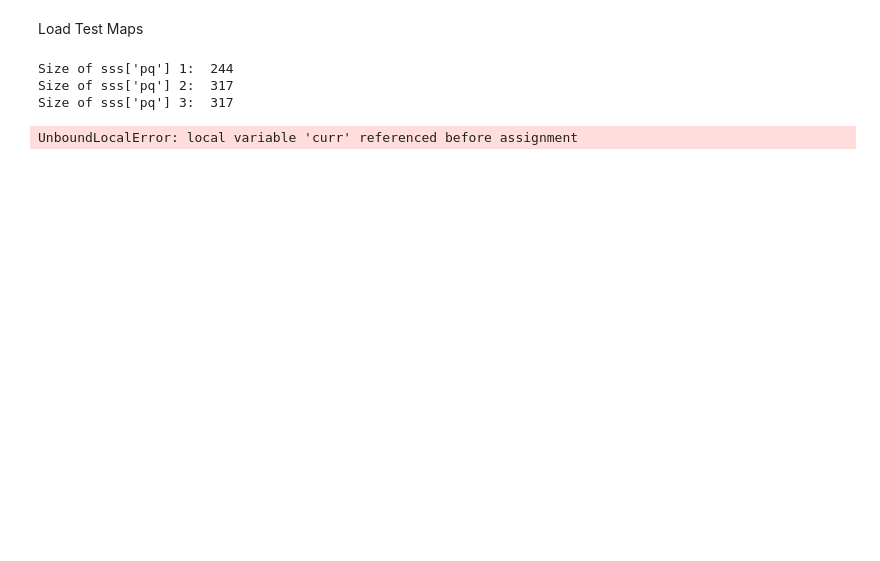
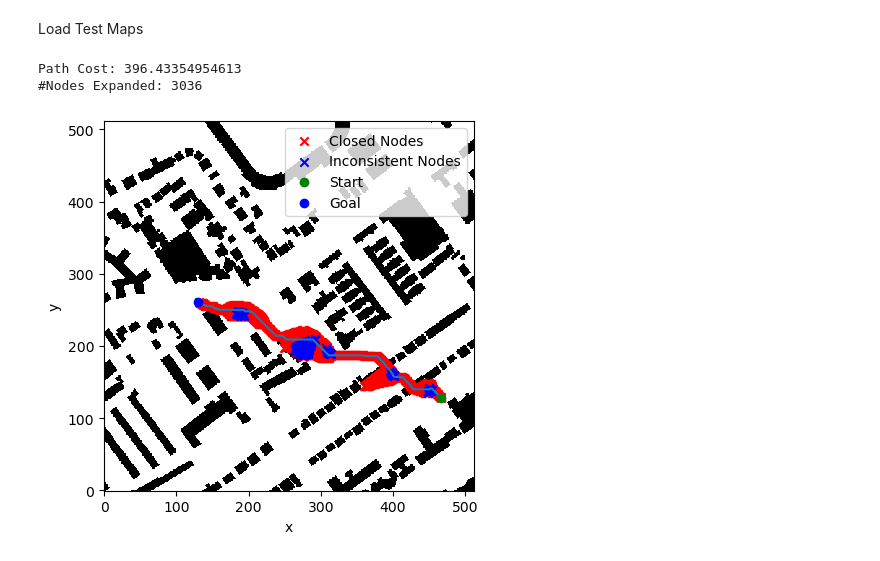
Before and after one commit to sharath-matada/Planning_Operator, a Jupyter notebook: 2D_Experiments/large_maps/optimalastar.ipynb, the cells around one changed output. Saved outputs shown, nothing was run; the diff lists cells and outputs as text; code cells hidden in the pictures; blank space fills up the shorter version.

```diff
--- a/2D_Experiments/large_maps/optimalastar.ipynb
+++ b/2D_Experiments/large_maps/optimalastar.ipynb
@@ -52,24 +49,23 @@ valuefunction_po,_ = planningoperator(map,goal,model=model,erosion=2)
 valuefunction_ecldn,_ = euclideannorm(map,goal)
 # %%
-env = Environment2D(goal, map, 1.5*valuefunction_ecldn)
+env = Environment2D(goal, map, valuefunction_po)
 path_cost_po, path_po, action_idx_po, nodes_count_po, sss_po = AStar.xplan(start, env)
 
 env1 = Environment2D(goal, map, valuefunction_ecldn)
 path_cost_po_1, path_po_1, action_idx_po_1, nodes_count_po_1, sss_po_1 = AStar.repairPlan(start, env1, sss_po)
 
 path_array = np.asarray(path_po)
 f, ax = plt.subplots()
 drawMap(ax, map)
 plotClosedNodes(ax,sss_po)
 plotInconsistentNodes(ax,sss_po,env)
 drawPath2D(ax, path_array)
 print("Path Cost:" ,path_cost_po,
       "\n#Nodes Expanded:",nodes_count_po)
 # %% [output]
-Size of sss['pq'] 1:  244
-Size of sss['pq'] 2:  317
-Size of sss['pq'] 3:  317
+Path Cost: 396.43354954613
+#Nodes Expanded: 3036
-UnboundLocalError: local variable 'curr' referenced before assignment
+[figure, added]
 # %%
 path_array_1 = np.asarray(path_po_1)
 f, ax = plt.subplots()
```
Also changed, not shown: parts of 4 cells of this notebook, 6 other files.
